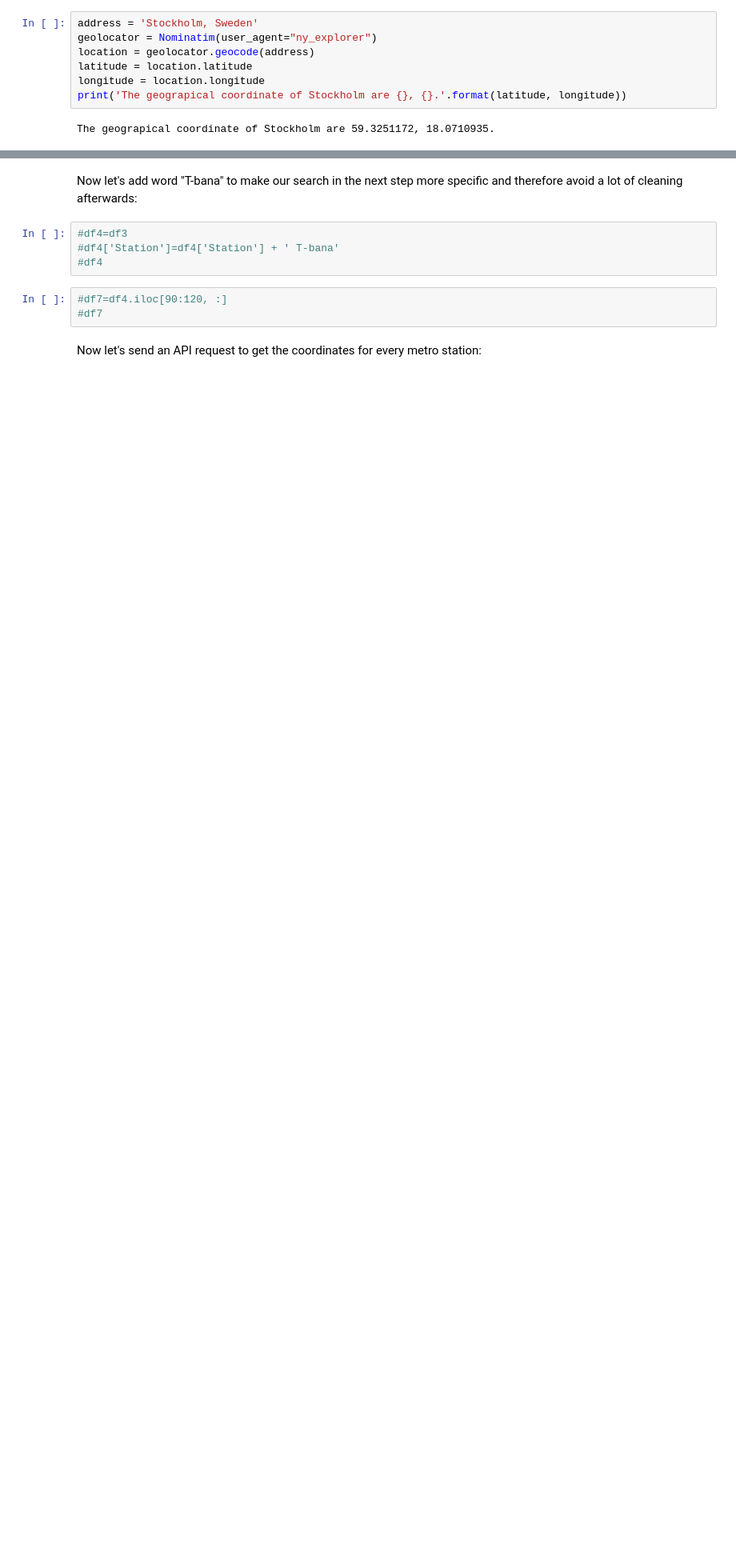
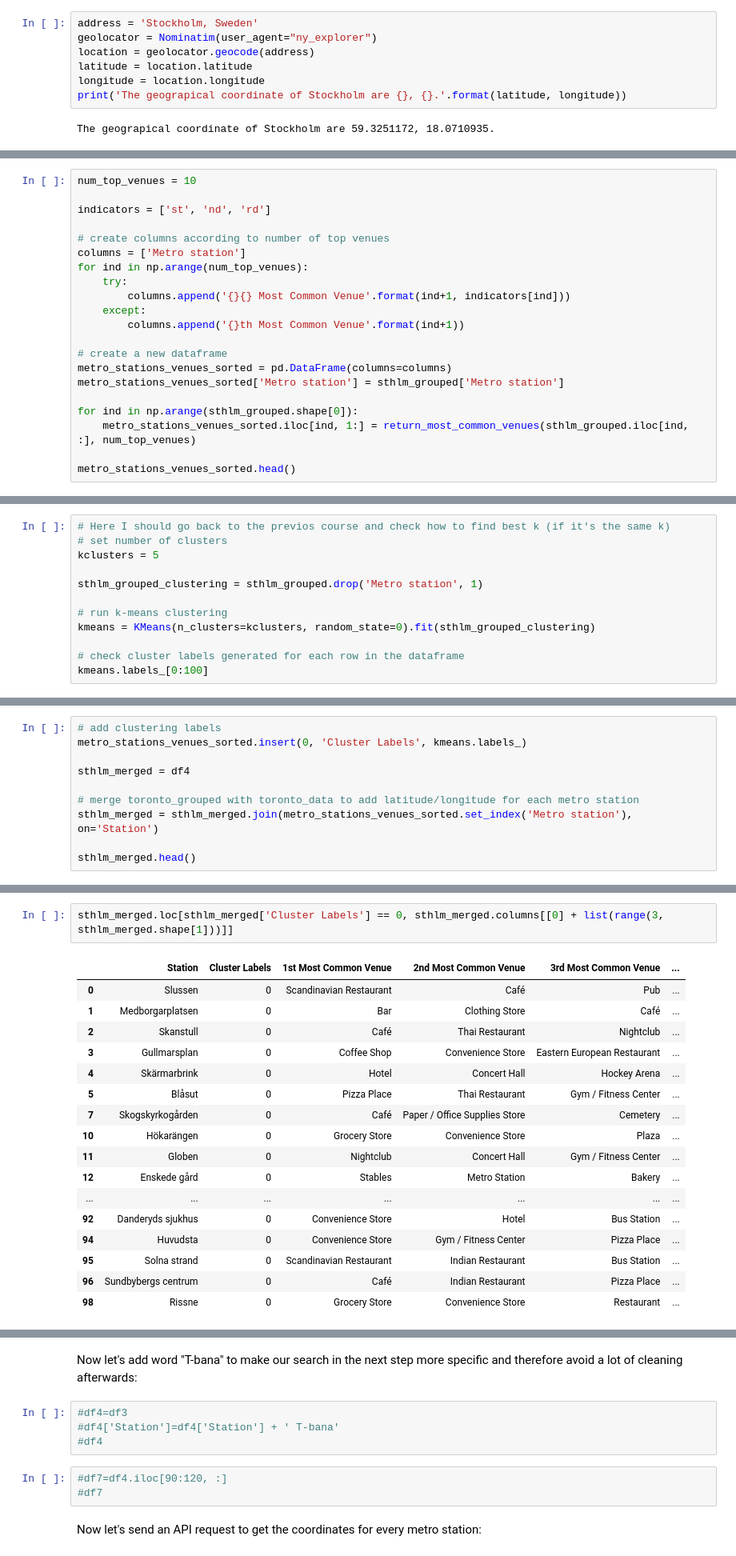
Before and after one commit to OxanaFalk/Coursera_Capstone, a Jupyter notebook: Draft notebook.ipynb, the cells around one changed output, grey strips where cells are left out. Shown: that part at 80% size. Cells and saved outputs as stored; diff of their text form; blank space fills up the shorter version.

```diff
--- a/Draft notebook.ipynb
+++ b/Draft notebook.ipynb
@@ -172,0 +307,21 @@ See the caveats in the documentation: http://pandas.pydata.org/pandas-docs/stabl
+# %%
+num_top_venues = 10
+
+indicators = ['st', 'nd', 'rd']
+
+# create columns according to number of top venues
+columns = ['Metro station']
+for ind in np.arange(num_top_venues):
+    try:
+        columns.append('{}{} Most Common Venue'.format(ind+1, indicators[ind]))
+    except:
+        columns.append('{}th Most Common Venue'.format(ind+1))
+
+# create a new dataframe
+metro_stations_venues_sorted = pd.DataFrame(columns=columns)
+metro_stations_venues_sorted['Metro station'] = sthlm_grouped['Metro station']
+
+for ind in np.arange(sthlm_grouped.shape[0]):
+    metro_stations_venues_sorted.iloc[ind, 1:] = return_most_common_venues(sthlm_grouped.iloc[ind, :], num_top_venues)
+
+metro_stations_venues_sorted.head()
@@ -172,0 +335,12 @@ See the caveats in the documentation: http://pandas.pydata.org/pandas-docs/stabl
+# %%
+# Here I should go back to the previos course and check how to find best k (if it's the same k)
+# set number of clusters
+kclusters = 5
+
+sthlm_grouped_clustering = sthlm_grouped.drop('Metro station', 1)
+
+# run k-means clustering
+kmeans = KMeans(n_clusters=kclusters, random_state=0).fit(sthlm_grouped_clustering)
+
+# check cluster labels generated for each row in the dataframe
+kmeans.labels_[0:100]
@@ -172,0 +357,10 @@ See the caveats in the documentation: http://pandas.pydata.org/pandas-docs/stabl
+# %%
+# add clustering labels
+metro_stations_venues_sorted.insert(0, 'Cluster Labels', kmeans.labels_)
+
+sthlm_merged = df4
+
+# merge toronto_grouped with toronto_data to add latitude/longitude for each metro station
+sthlm_merged = sthlm_merged.join(metro_stations_venues_sorted.set_index('Metro station'), on='Station')
+
+sthlm_merged.head()
@@ -172,0 +410,20 @@ See the caveats in the documentation: http://pandas.pydata.org/pandas-docs/stabl
+# %%
+sthlm_merged.loc[sthlm_merged['Cluster Labels'] == 0, sthlm_merged.columns[[0] + list(range(3, sthlm_merged.shape[1]))]]
+# %% [output]
+|  | Station | Cluster Labels | 1st Most Common Venue | 2nd Most Common Venue | 3rd Most Common Venue | ... |
+| 0 | Slussen | 0 | Scandinavian Restaurant | Café | Pub | ... |
+| 1 | Medborgarplatsen | 0 | Bar | Clothing Store | Café | ... |
+| 2 | Skanstull | 0 | Café | Thai Restaurant | Nightclub | ... |
+| 3 | Gullmarsplan | 0 | Coffee Shop | Convenience Store | Eastern European Restaurant | ... |
+| 4 | Skärmarbrink | 0 | Hotel | Concert Hall | Hockey Arena | ... |
+| 5 | Blåsut | 0 | Pizza Place | Thai Restaurant | Gym / Fitness Center | ... |
+| 7 | Skogskyrkogården | 0 | Café | Paper / Office Supplies Store | Cemetery | ... |
+| 10 | Hökarängen | 0 | Grocery Store | Convenience Store | Plaza | ... |
+| 11 | Globen | 0 | Nightclub | Concert Hall | Gym / Fitness Center | ... |
+| 12 | Enskede gård | 0 | Stables | Metro Station | Bakery | ... |
+| ... | ... | ... | ... | ... | ... | ... |
+| 92 | Danderyds sjukhus | 0 | Convenience Store | Hotel | Bus Station | ... |
+| 94 | Huvudsta | 0 | Convenience Store | Gym / Fitness Center | Pizza Place | ... |
+| 95 | Solna strand | 0 | Scandinavian Restaurant | Indian Restaurant | Bus Station | ... |
+| 96 | Sundbybergs centrum | 0 | Café | Indian Restaurant | Pizza Place | ... |
+| 98 | Rissne | 0 | Grocery Store | Convenience Store | Restaurant | ... |
```
Also changed, not shown: parts of 45 cells of this notebook, 1 other file.
